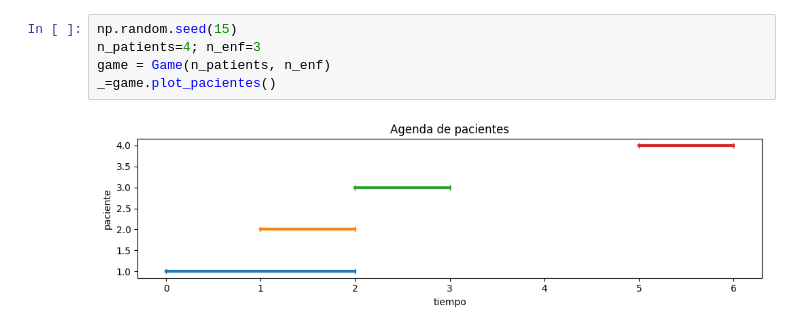
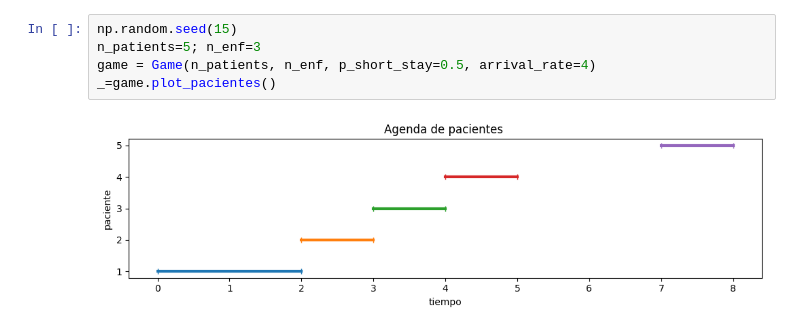
Before and after one commit to asgutierrt/Patient-Assignment-from-Game-Theory-and-ABMS, a Jupyter notebook: enfermeria.ipynb, the cells around one changed output. Cells and saved outputs as stored; diff of their text form.

```diff
--- a/enfermeria.ipynb
+++ b/enfermeria.ipynb
@@ -65,8 +83,8 @@ class Game:
         return fig
 # %%
 np.random.seed(15)
-n_patients=4; n_enf=3
-game = Game(n_patients, n_enf)
+n_patients=5; n_enf=3
+game = Game(n_patients, n_enf, p_short_stay=0.5, arrival_rate=4)
 _=game.plot_pacientes()
 # %% [output]
-[figure, old version]
+[figure, new version]
```
Also changed, not shown: parts of 21 cells of this notebook, 12 other files.
